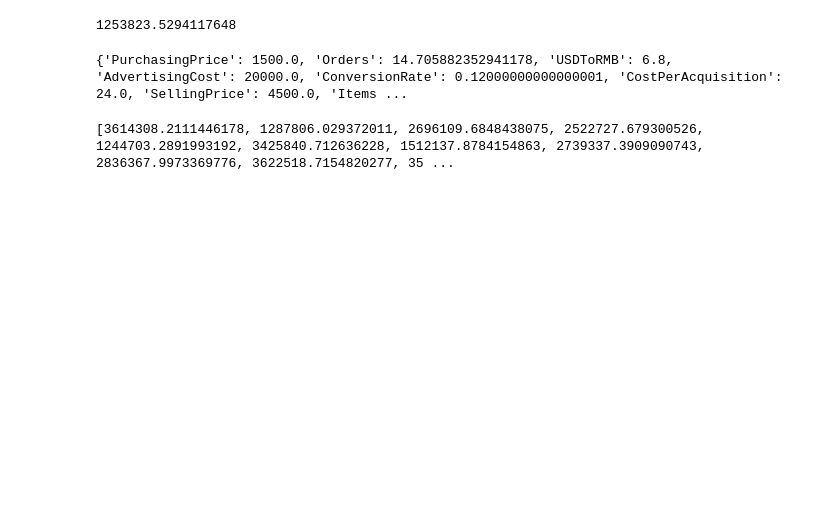
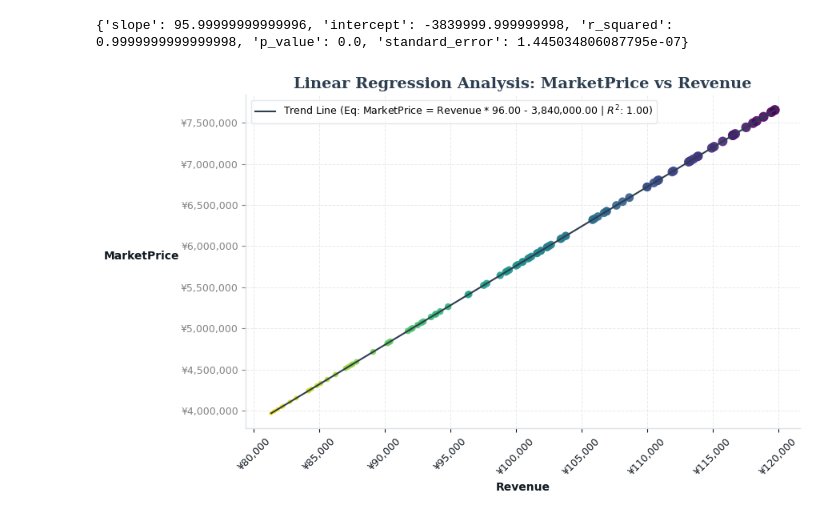
Before and after one commit to hanyuwcn/LedgerScope, a Jupyter notebook: samples/sample-linear-regression.ipynb, the cells around one changed output. Cells and saved outputs as stored; diff of their text form; code cells hidden in the pictures; blank space fills up the shorter version.

```diff
--- a/samples/sample-linear-regression.ipynb
+++ b/samples/sample-linear-regression.ipynb
@@ -39,60 +12,0 @@ setup_cost = SetupCost(10000)
-# %%
-variables = {variable_names.DEAL_PURCHASING_PRICE: purchasing_price,
-             variable_names.DEAL_ORDERS: orders,
-             variable_names.FINANCE_USD_TO_RMB: usd_to_rmb,
-             variable_names.COST_ADVERTISING: advertising_budget,
-             variable_names.COST_CONVERSION_RATE: conversion_rate,
-             variable_names.COST_CPA: cpa,
-             variable_names.DEAL_SELLING_PRICE: selling_price,
-             variable_names.DEAL_ITEMS_PER_ORDER: items_per_order,
-             variable_names.COST_SETUP: setup_cost}
-
-expected_result = evaluate_expected_scenario(variables=variables, model_pipeline=[advertising_efficiency_model, cogs_model,
-                                                                revenue_model, cost_model, expense_model,
-                                                                depreciation_model, net_income_model,
-                                                                capital_expenditure_model, profit_model])
-print(expected_result[variable_names.PROFIT])
-# %% [output]
-1253823.5294117648
-# %%
-expected_result = evaluate_expected_scenario(variables=variables,
-                                             model_pipeline=[cogs_model,
-                                                             revenue_model, cost_model, advertising_efficiency_model, expense_model,
-                                                             depreciation_model, net_income_model,
-                                                             capital_expenditure_model, profit_model])
-print(expected_result)
-
-# Model topology error below:
-# stochastic_bivariate_simulation(
-#     variables=variables,
-#     independent_target_x=variable_names.PROFIT,
-#     dependent_target_y=variable_names.ROI,
-#     shuffled_variables=[variable_names.DEAL_ORDERS,
-#                         variable_names.DEAL_SELLING_PRICE,
-#                         variable_names.DEAL_ITEMS_PER_ORDER],
-#     model_pipeline=[cogs_model,
-#                     revenue_model, cost_model,
-#                     advertising_efficiency_model, expense_model,
-#                     depreciation_model, net_income_model,
-#                     capital_expenditure_model, profit_model],
-#     sample_size=100)
-# %% [output]
-{'PurchasingPrice': 1500.0, 'Orders': 14.705882352941178, 'USDToRMB': 6.8, 'AdvertisingCost': 20000.0, 'ConversionRate': 0.12000000000000001, 'CostPerAcquisition': 24.0, 'SellingPrice': 4500.0, 'Items ...
-# %%
-simulated_x_distribution, simulated_y_distribution, linear_trend_summary = stochastic_bivariate_simulation(
-    variables=variables,
-    independent_target_x=variable_names.PROFIT,
-    dependent_target_y=variable_names.ROI,
-    shuffled_variables=[variable_names.DEAL_ORDERS,
-                        variable_names.DEAL_SELLING_PRICE,
-                        variable_names.DEAL_ITEMS_PER_ORDER],
-    model_pipeline=[cogs_model, revenue_model, cost_model, expense_model,
-                    depreciation_model, net_income_model,
-                    capital_expenditure_model, profit_model, roi_model],
-    sample_size=100)
-
-# print(linear_trend_summary)
-print(simulated_x_distribution)
-# print(simulated_y_distribution)
-# %% [output]
-[3614308.2111446178, 1287806.029372011, 2696109.6848438075, 2522727.679300526, 1244703.2891993192, 3425840.712636228, 1512137.8784154863, 2739337.3909090743, 2836367.9973369776, 3622518.7154820277, 35 ...
@@ -98,0 +21,19 @@ print(simulated_x_distribution)
+# %%
+simulated_x, simulated_y, stats = stochastic_bivariate_simulation(
+    variables=variables,
+    independent_target_x=variable_names.REVENUE,
+    dependent_target_y=variable_names.MARKET_PRICE,
+    shuffled_variables=[variable_names.REVENUE],
+    model_pipeline=pipeline,
+    sample_size=100
+)
+
+print(stats)
+# %% [output]
+{'slope': 95.99999999999996, 'intercept': -3839999.999999998, 'r_squared': 0.9999999999999998, 'p_value': 0.0, 'standard_error': 1.445034806087795e-07}
+# %%
+fig = generate_linear_regression_from_lists(simulated_x, simulated_y,
+                                            variable_names.REVENUE, variable_names.MARKET_PRICE)
+plt.show()
+# %% [output]
+[figure, added]
```
Also changed, not shown: parts of 14 cells of this notebook, 6 other files.
